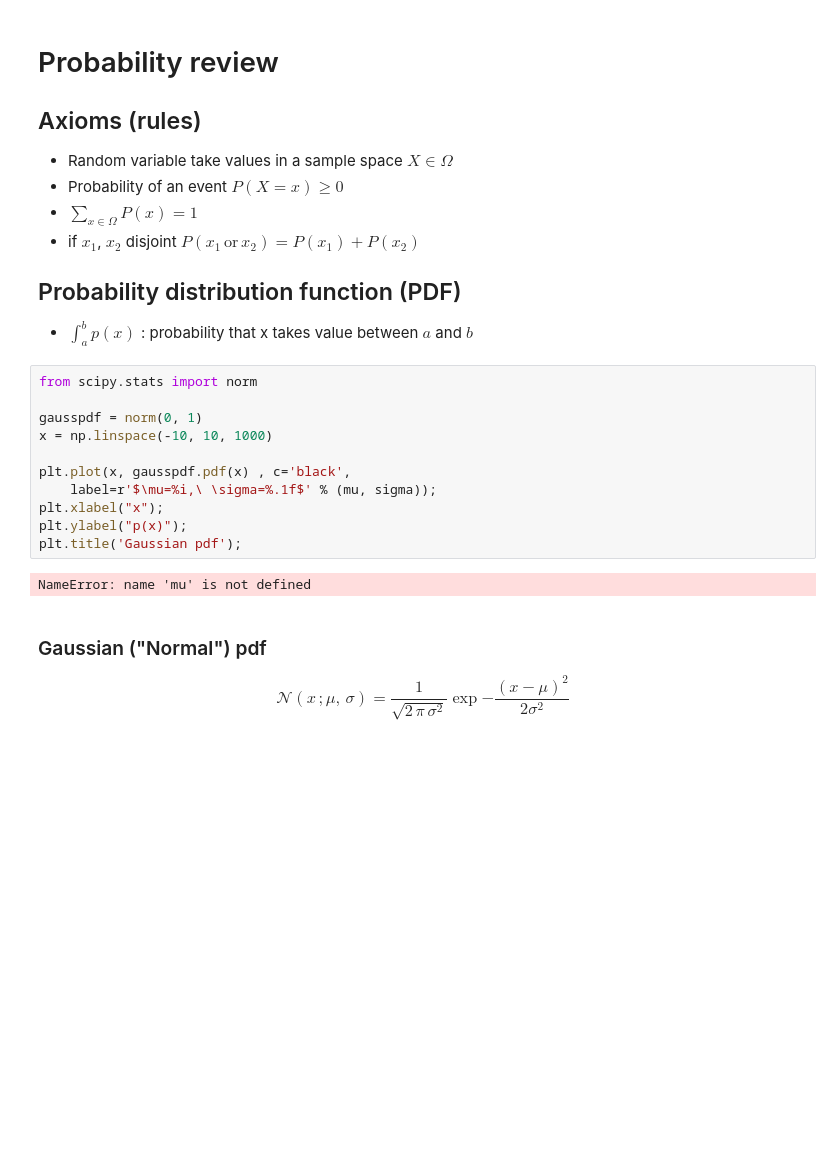
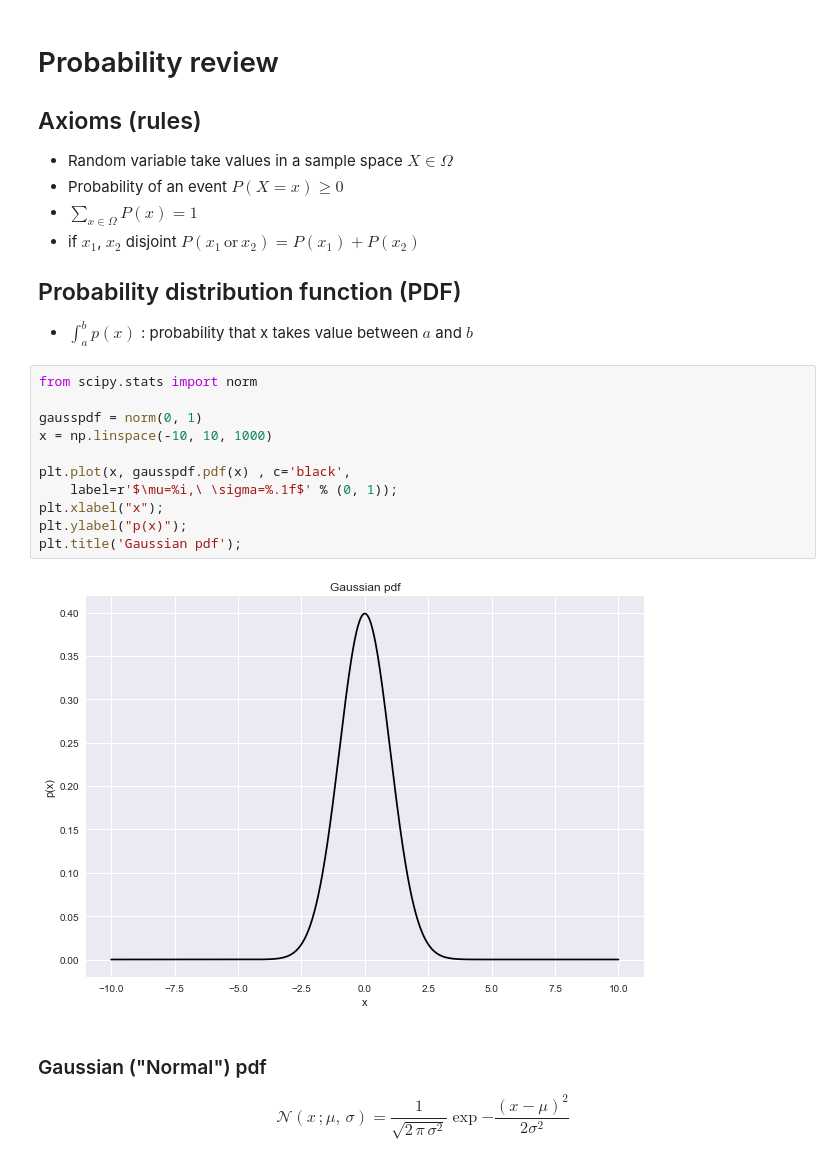
Before and after one commit to bogovicj/JaneliaMLCourse, a Jupyter notebook: lecture_1/Lecture_1.ipynb, the cells around one changed output. Drawn from its saved outputs; the diff is of its cells as text; blank space fills up the shorter version.

```diff
--- a/lecture_1/Lecture_1.ipynb
+++ b/lecture_1/Lecture_1.ipynb
@@ -631,16 +631,16 @@ plt.xlabel('Average blood pressure');
 # %%
 from scipy.stats import norm
 
 gausspdf = norm(0, 1)
 x = np.linspace(-10, 10, 1000)
 
 plt.plot(x, gausspdf.pdf(x) , c='black',
-    label=r'$\mu=%i,\ \sigma=%.1f$' % (mu, sigma));
+    label=r'$\mu=%i,\ \sigma=%.1f$' % (0, 1));
 plt.xlabel("x");
 plt.ylabel("p(x)");
 plt.title('Gaussian pdf');
 # %% [output]
-NameError: name 'mu' is not defined
+[figure, added]
 # %% [markdown]
 ### Gaussian ("Normal") pdf
 \begin{equation*}
```
Also changed, not shown: parts of 4 cells of this notebook.
